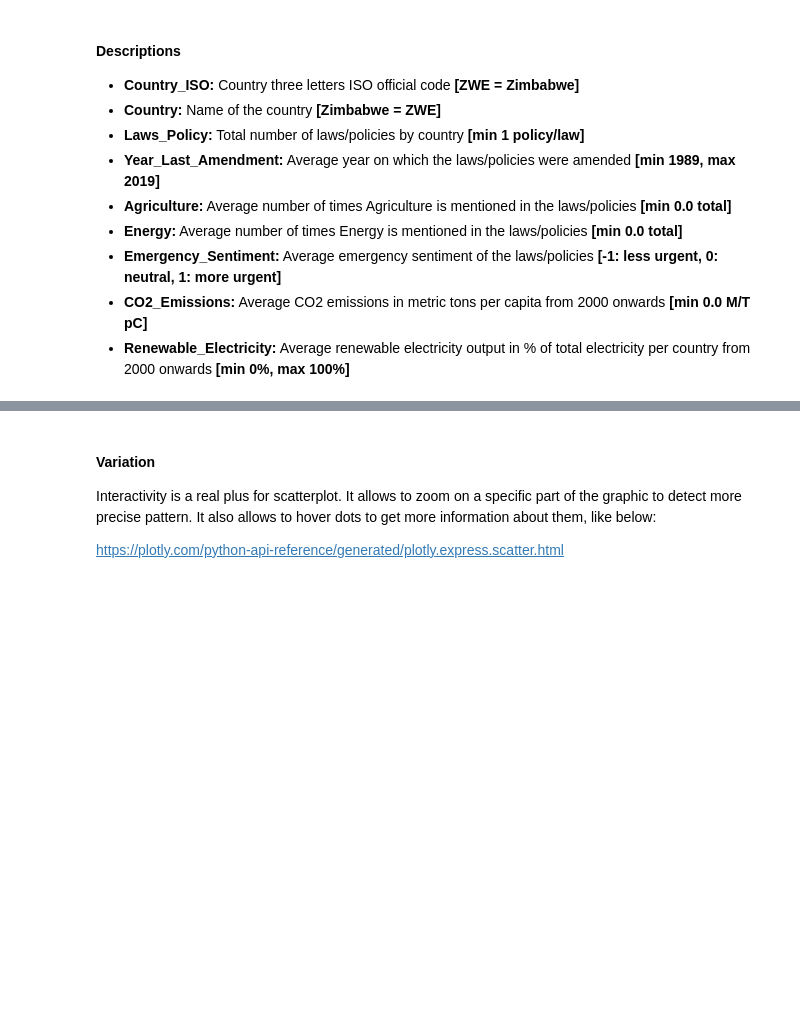
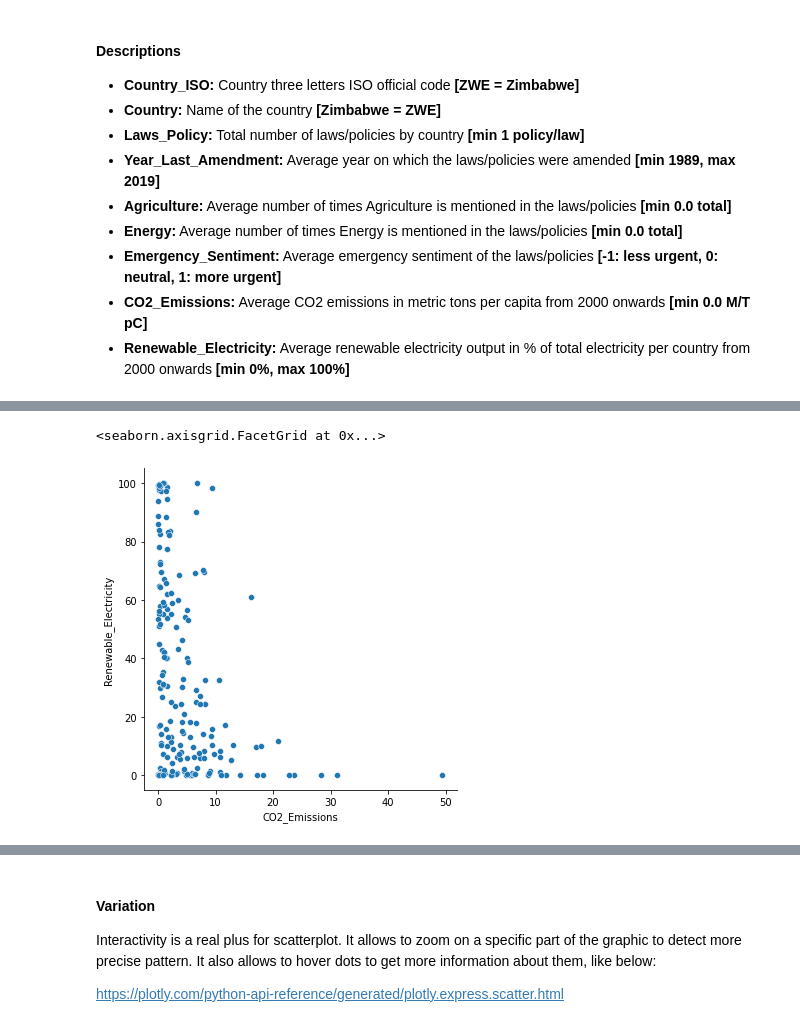
Before and after one commit to MaastrichtU-IDS/global-studies, a Jupyter notebook: semester2/notebooks/4.1-data-visualization.ipynb, the cells around one changed output, grey strips where cells are left out. Saved outputs shown, nothing was run; the diff lists cells and outputs as text; code cells hidden in the pictures; blank space fills up the shorter version.

```diff
--- a/semester2/notebooks/4.1-data-visualization.ipynb
+++ b/semester2/notebooks/4.1-data-visualization.ipynb
@@ -54,4 +74,12 @@ Several tools allow scatterplots in Python, such as `Matplotlib`, `Seaborn` and
 
 ### What for
 A scatterplot is made to study the relationship between 2 variables. Thus it is often accompanied by a correlation coefficient calculation, that usually tries to measure the `linear relationship`.
+# %%
+# Create a visualization
+sns.relplot(
+    data=df,
+    x="CO2_Emissions", y="Renewable_Electricity")
+# %% [output]
+<seaborn.axisgrid.FacetGrid at 0x...>
+[figure, added]
 # %%
```
Also changed, not shown: parts of 9 cells of this notebook, 1 other file.
